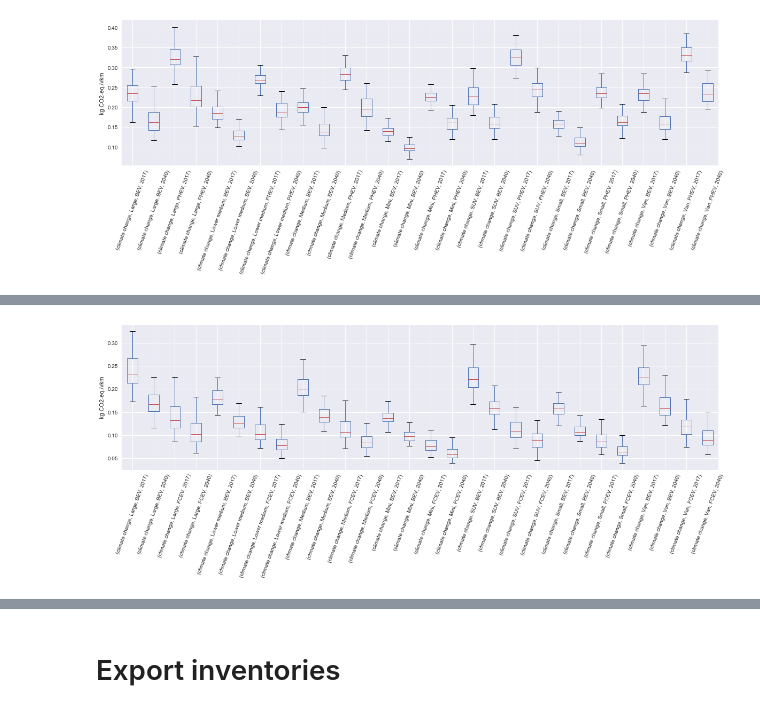
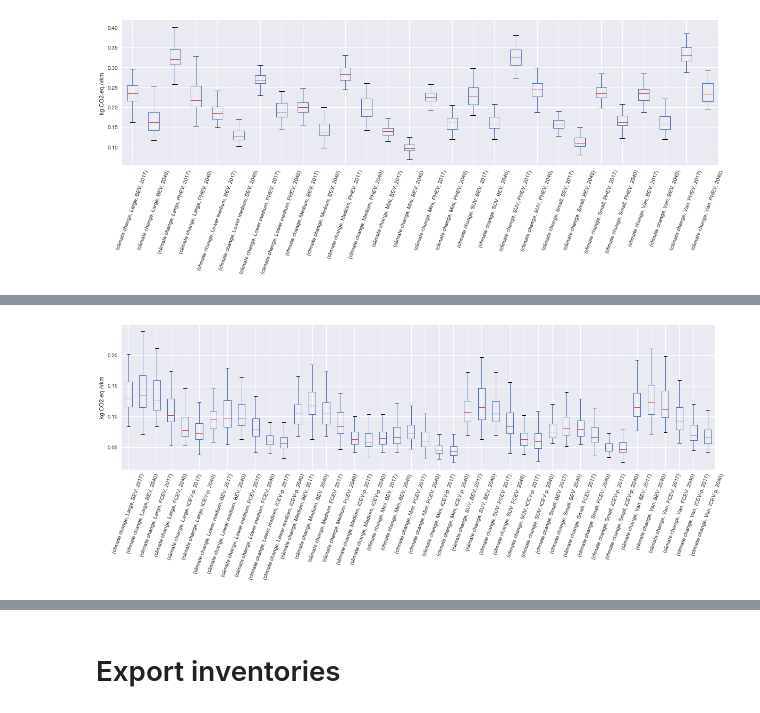
Before and after one commit to romainsacchi/carculator, a Jupyter notebook: examples/Examples.ipynb, the cells around one changed output, grey strips where cells are left out. Drawn from its saved outputs; the diff is of its cells as text; code cells hidden in the pictures.

```diff
--- a/examples/Examples.ipynb
+++ b/examples/Examples.ipynb
@@ -398,44 +462,66 @@ cm = CarModel(array, cycle='WLTC')
 cm.set_all()
 ic = InventoryCalculation(cm.array)
 
-scope = {
-    'powertrain':['BEV', 'FCEV'],
-}
+
 
 """
 Electricity mixes
 0: Hydro
 1: Nuclear
 2: Gas
 3: Solar
 4: Wind
 5: Biomass
 6: Coal
 7: Oil
 8: Geothermal
 9: Waste
 
 Hydrogen technologies
 Electrolysis
 Electrolysis - solar
 Electrolysis - hydro
 Electrolysis - nuclear
 SMR
+
+Natural gas technologies
+cng
+biogas
+
+Diesel technologies
+diesel
+biodiesel - algae
+biodiesel - cooking oil
+
+Petrol technologies
+petrol
+bioethanol - wheat straw
+bioethanol - maize starch
+bioethanol - sugarbeet
+bioethanol - forest residues
+
 """
 background_configuration = {
     'country' : 'DE', # will use the network electricity losses of Germany
-    'custom electricity mix' : [[0,0,0,0,0,0,0,0,0,0],
-                                [0,0,0,0,0,0,0,0,0,0]], # in this case, 50% hydro, 50% nuclear
-    'hydrogen technology' : 'Electrolysis - hydro'
+    'custom electricity mix' : [[1,0,0,0,0,0,0,0,0,0], # in this case, 100% hydropower
+                                [0.5,0.5,0,0,0,0,0,0,0,0]], # in this case, 50% hydro, 50% nuclear
+    'hydrogen technology' : 'Electrolysis',
+    'petrol technology': 'bioethanol - wheat straw',
+    'battery technology': 'LFP',
+    'battery origin': 'NO'
+}
+scope = {
+    'powertrain':['BEV', 'FCEV', 'ICEV-p'],
 }
 
-results = ic.calculate_impacts(scope = scope, background_configuration = background_configuration)
+ic = InventoryCalculation(cm.array, scope=scope, background_configuration = background_configuration)
+results = ic.calculate_impacts()
 
 data_MC = results.sel(impact_category='climate change').sum(axis=3).to_dataframe('climate change')
 plt.style.use('seaborn')
 data_MC.unstack(level=[0,1,2]).boxplot(showfliers=False, figsize=(20,5))
 plt.xticks(rotation=70)
 plt.ylabel('kg CO2-eq./vkm')
 plt.show()
 # %% [output]
-[figure, old version]
+[figure, new version]
```
Also changed, not shown: parts of 44 cells of this notebook, 4 other files.
